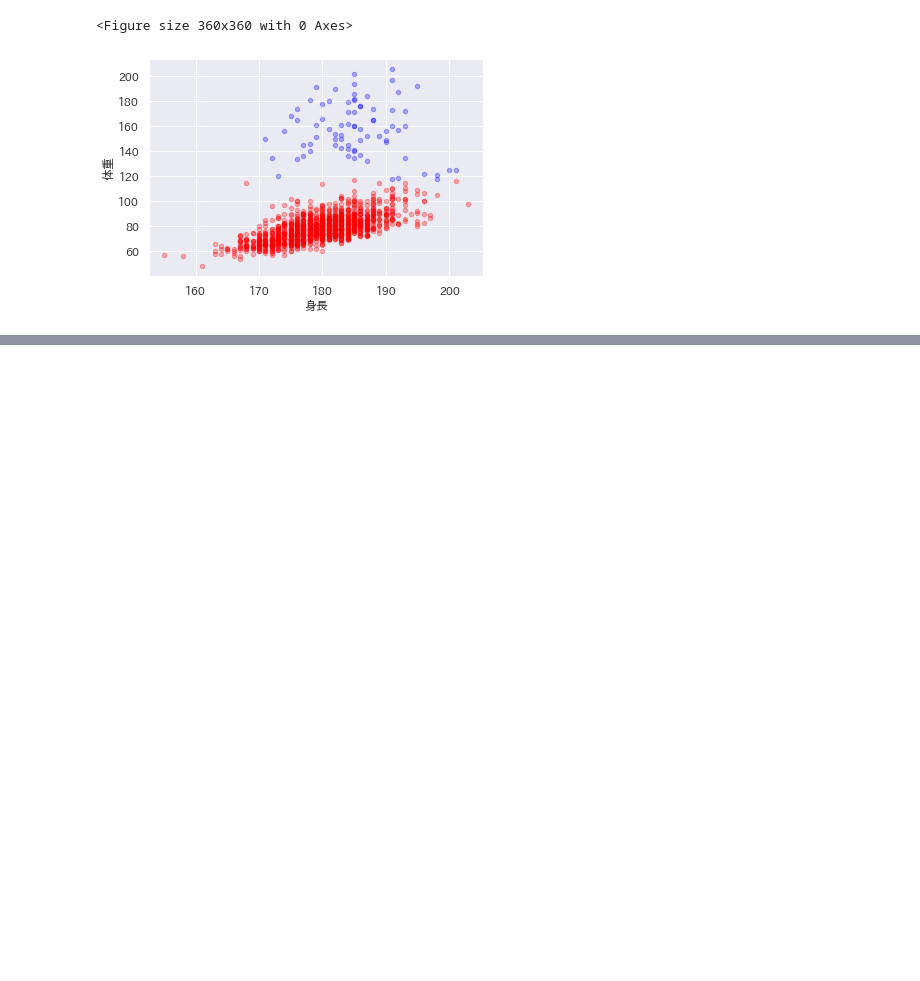
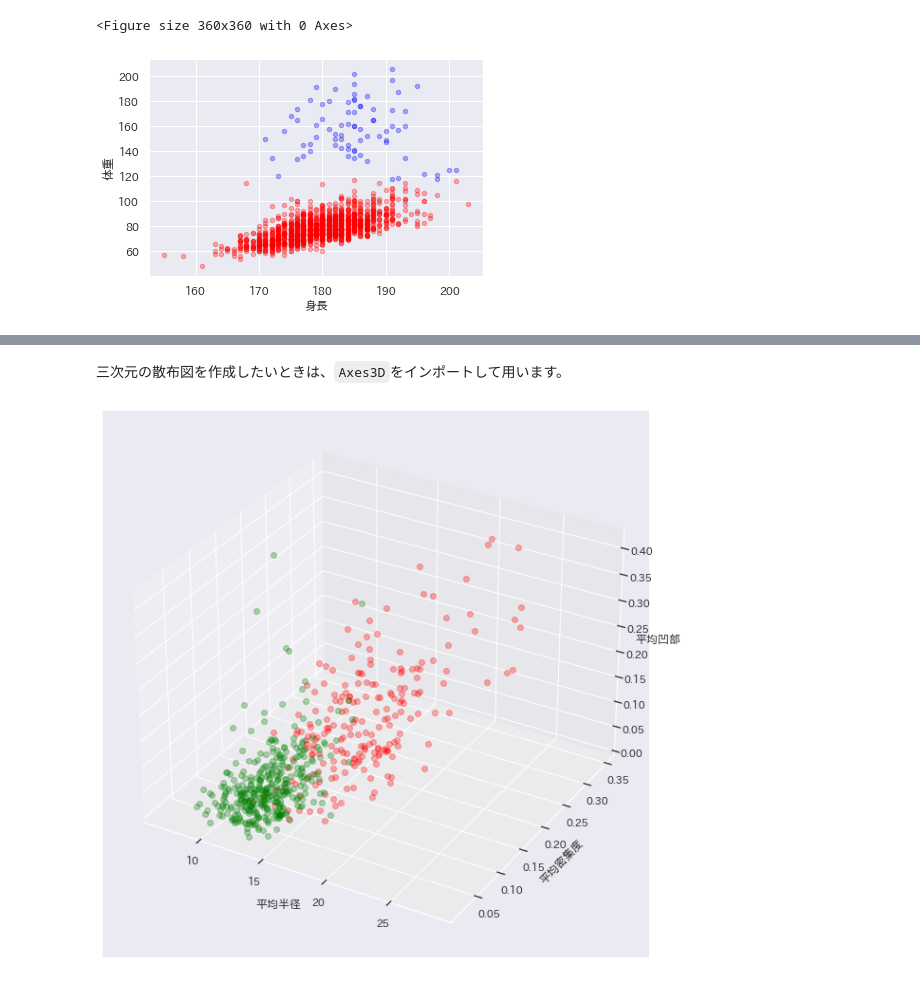
Before and after one commit to KuramitsuLab/kolab, a Jupyter notebook: src_ds/ds06classfy.ipynb, the cells around one changed output, grey strips where cells are left out. Saved outputs shown, nothing was run; the diff lists cells and outputs as text; code cells hidden in the pictures; blank space fills up the shorter version.

```diff
--- a/src_ds/ds06classfy.ipynb
+++ b/src_ds/ds06classfy.ipynb
@@ -274,0 +310,13 @@ for i, gd in enumerate(data.groupby('クラスター')):
+# %% [markdown]
+三次元の散布図を作成したいときは、`Axes3D`をインポートして用います。
+# %%
+from mpl_toolkits.mplot3d import Axes3D
+fig = plt.figure(figsize=(8,8))
+ax = Axes3D(fig)
+ax.set_xlabel("平均半径")
+ax.set_ylabel("平均密集度")
+ax.set_zlabel("平均凹部")
+for i, gd in enumerate(data.groupby('良性')):
+    ax.plot(gd[1]['平均半径'],gd[1]['平均密集度'],gd[1]['平均凹部'],marker="o",linestyle='None',c=colors[i], alpha=0.3)
+# %% [output]
+[figure, added]
```
Also changed, not shown: parts of 53 cells of this notebook, 14 other files.
